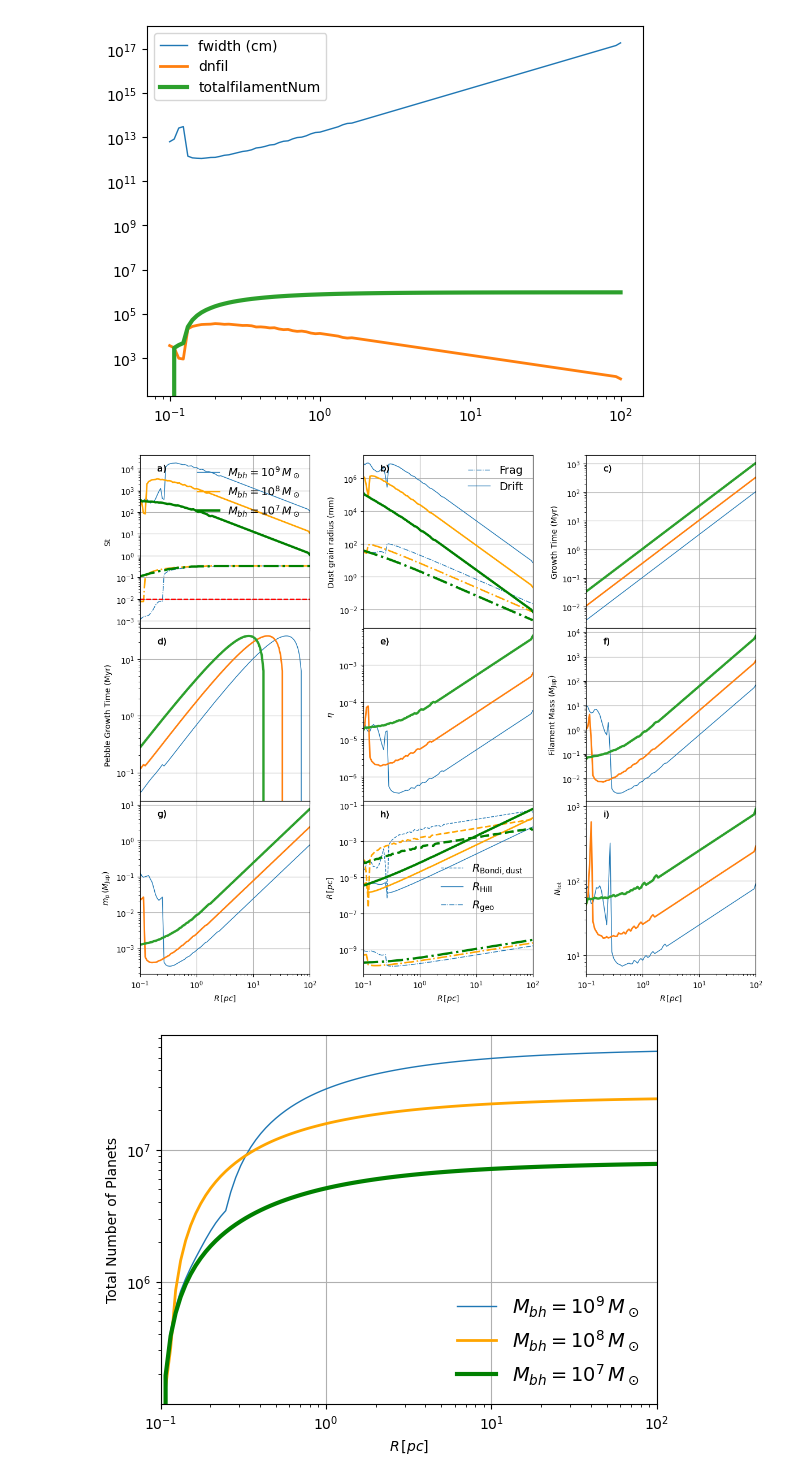
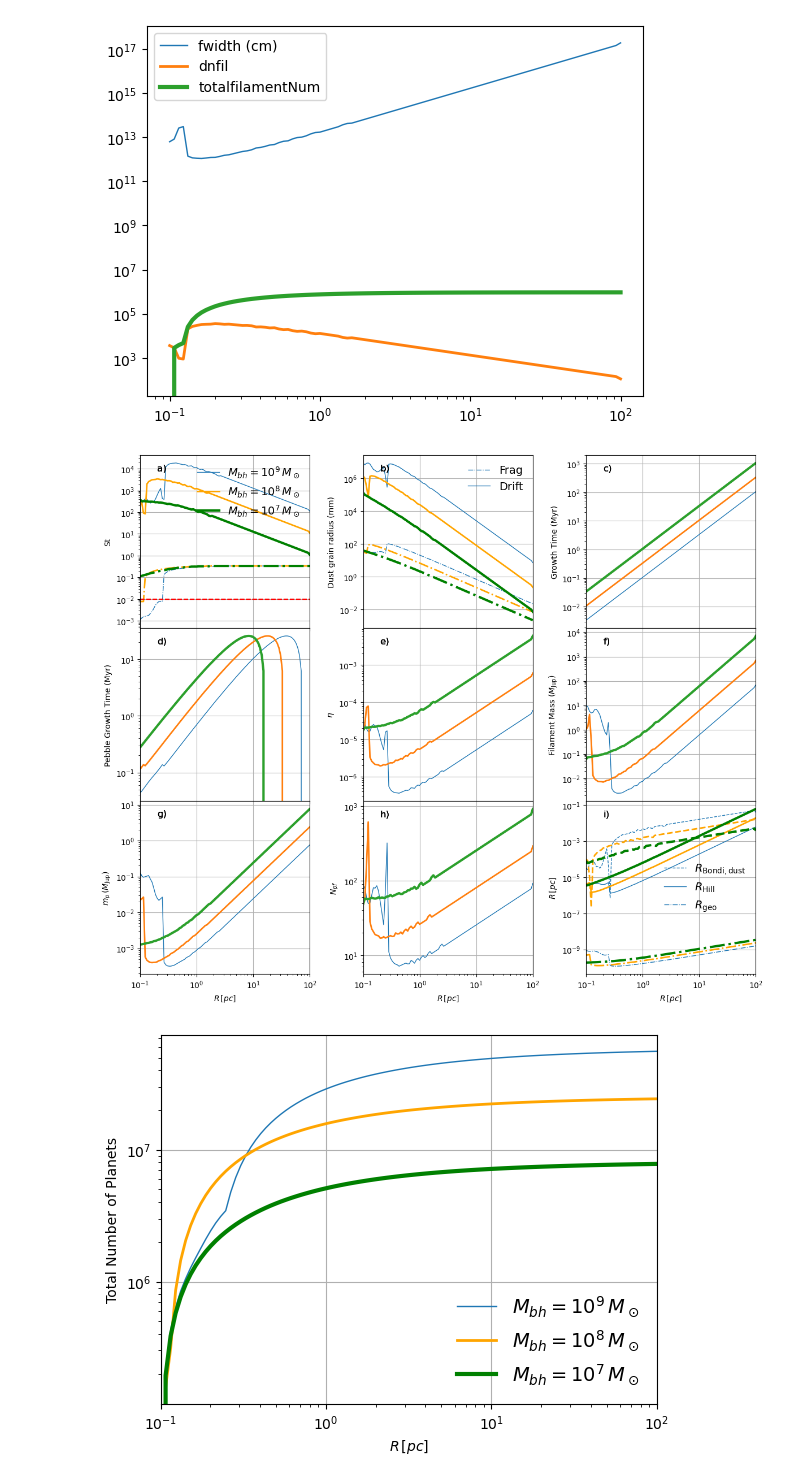
Before and after one commit to mbhupe/EmbeddedAGN, a Jupyter notebook: planetsAGN-magnetic_work.ipynb, the cells around one changed output. Saved outputs shown, nothing was run; the diff lists cells and outputs as text; code cells hidden in the pictures.

Commit message:
update work notebook on Ntot -> Np

```diff
--- a/planetsAGN-magnetic_work.ipynb
+++ b/planetsAGN-magnetic_work.ipynb
@@ -414,7 +414,7 @@ def readstreamingInstability(alpha,Mbh):
              'RBondi_gas': [r"$R\,[pc]$", RBondi_gas/pc],
              'RBondi_dust': [r"$R\,[pc]$", RBondi_dust/pc],
              'RHill': [r"$R\,[pc]$", RHill/pc],
-             'Ntot (Filament Mass) ': [r"$N_\mathrm{tot}$",Ntot],
+             'Ntot (Filament Mass) ': [r"$N_{pf}$",Ntot],
              #'mdotbondi': [r"$\dot{M}_\mathrm{Bondi}$", mdotbondi],
              'totalfilament': ["total number of filaments", filament_number],
              'totalplanets': ["Total planets", totalplanets],
@@ -466,18 +466,18 @@ def plotstreaming(param,color,lw,variable,counter,cutr):
 
     ax[2][0].plot(param['rrs'][1][cutr:], param['mmin/Mjup'][1][cutr:],lw=lw)
 
-    ax[2][1].plot(param['rrs'][1][cutr:], param['RBondi_dust'][1][cutr:],color=color,lw=lw,linestyle='--',label=r'$R_{\rm Bondi,dust}$')
-    ax[2][1].plot(param['rrs'][1][cutr:], param['RHill'][1][cutr:],color=color,lw=lw,label=r'$R_{\rm Hill}$')
-    ax[2][1].plot(param['rrs'][1][cutr:], param['Rgeo'][1][cutr:],color=color,lw=lw,linestyle='-.',label=r'$R_{\rm geo}$')
-#    ax[2][1].plot(param['rrs'][1][cutr:], param['RBondi_gas'][1][cutr:],color=color,lw=lw,linestyle=':',label=r'$R_{\rm Bondi,gas}$')
-    ax[2][2].plot(param['rrs'][1][cutr:], param['Ntot (Filament Mass) '][1][cutr:],lw=lw)
+    ax[2][1].plot(param['rrs'][1][cutr:], param['Ntot (Filament Mass) '][1][cutr:],lw=lw)
+    ax[2][2].plot(param['rrs'][1][cutr:], param['RBondi_dust'][1][cutr:],color=color,lw=lw,linestyle='--',label=r'$R_{\rm Bondi,dust}$')
+    ax[2][2].plot(param['rrs'][1][cutr:], param['RHill'][1][cutr:],color=color,lw=lw,label=r'$R_{\rm Hill}$')
+    ax[2][2].plot(param['rrs'][1][cutr:], param['Rgeo'][1][cutr:],color=color,lw=lw,linestyle='-.',label=r'$R_{\rm geo}$')
+#    ax[2][2].plot(param['rrs'][1][cutr:], param['RBondi_gas'][1][cutr:],color=color,lw=lw,linestyle=':',label=r'$R_{\rm Bondi,gas}$')
 
     # ax[0][1].legend(frameon=False,fontsize=font)
     ax[0][0].legend(frameon=False,fontsize=font)
     # ax[0][1].legend(frameon=False,fontsize=font)
     if (lw==1):
         ax[0][1].legend(frameon=False,fontsize=font)
-    if(counter==0):ax[2][1].legend(frameon=False,fontsize=font)
+    if(counter==0):ax[2][2].legend(frameon=False,fontsize=font)
     ax[0][0].set_ylabel(param['St_frag'][0])
 
     ax[0][1].set_ylabel(param['a_frag'][0])
@@ -490,8 +490,8 @@ def plotstreaming(param,color,lw,variable,counter,cutr):
     #ax[1][2].set_ylabel(param['roche_density'][0])
 
     ax[2][0].set_ylabel(param['mmin/Mjup'][0])
-    ax[2][1].set_ylabel(param['Rgeo'][0])
-    ax[2][2].set_ylabel(param['Ntot (Filament Mass) '][0])
+    ax[2][1].set_ylabel(param['Ntot (Filament Mass) '][0])
+    ax[2][2].set_ylabel(param['Rgeo'][0])
 
     ax[2][0].set_xlabel(r"$R \, [pc]$")
     ax[2][1].set_xlabel(r"$R \, [pc]$")
@@ -500,34 +500,34 @@ def plotstreaming(param,color,lw,variable,counter,cutr):
     ax[0][0].text(0.1, 0.95, "a)",transform=ax[0][0].transAxes, fontsize=12,va="top")
     ax[0][1].text(0.1, 0.95, "b)",transform=ax[0][1].transAxes, fontsize=12,va="top")
     ax[0][2].text(0.1, 0.95, "c)",transform=ax[0][2].transAxes, fontsize=12,va="top")
     ax[1][0].text(0.1, 0.95, "d)",transform=ax[1][0].transAxes, fontsize=12,va="top")
     ax[1][1].text(0.1, 0.95, "e)",transform=ax[1][1].transAxes, fontsize=12,va="top")
     ax[1][2].text(0.1, 0.95, "f)",transform=ax[1][2].transAxes, fontsize=12,va="top")
     ax[2][0].text(0.1, 0.95, "g)",transform=ax[2][0].transAxes, fontsize=12,va="top")
     ax[2][1].text(0.1, 0.95, "h)",transform=ax[2][1].transAxes, fontsize=12,va="top")
     ax[2][2].text(0.1, 0.95, "i)",transform=ax[2][2].transAxes, fontsize=12,va="top")
 
     plt.setp(ax,yscale='log',xscale='log')
 
     for i in range(3):
         for j in range(3):
             ax[i][j].grid()
             # ax[i][j].axvline(ragn /rs, -100, 100,color='r',ls='dashed')
             ax[i][j].set_xlim(1e-1,1e2)
     param = {}
 
 plotstreaming(data1,'#1f77b4',1,plotvar[0],0,cutr)
 plotstreaming(data2,'Orange',2,plotvar[1],1,cutr)
 plotstreaming(data3,'Green',3,plotvar[2],2,cutr)
 if(plotvar == variablealpha):
     plt.savefig("streamingInstability_alphavar_mbh1e6_zoom.png",format='png',transparent='True',bbox_inches='tight')
     plt.savefig("streamingInstability_alphavar_mbh1e6_zoom.pdf",format='pdf',transparent='True',bbox_inches='tight')
 if(plotvar == variablembh):
     plt.savefig("streamingInstability_alpha1em4_mbhvar_zoom.png",format='png',transparent='True',bbox_inches='tight')
     plt.savefig("streamingInstability_alpha1em4_mbhvar_zoom.pdf",format='pdf',transparent='True',bbox_inches='tight')
 plt.show()
 # %% [output]
-[figure, old version]
+[figure, new version]
 # %%
 plt.plot(data1['rrs'][1][cutr:], data1['totalplanets'][1][cutr:],color='#1f77b4',lw=1,label=variablembh[0])
 plt.plot(data1['rrs'][1][cutr:], data2['totalplanets'][1][cutr:],color='Orange',lw=2, label=variablembh[1])
```
